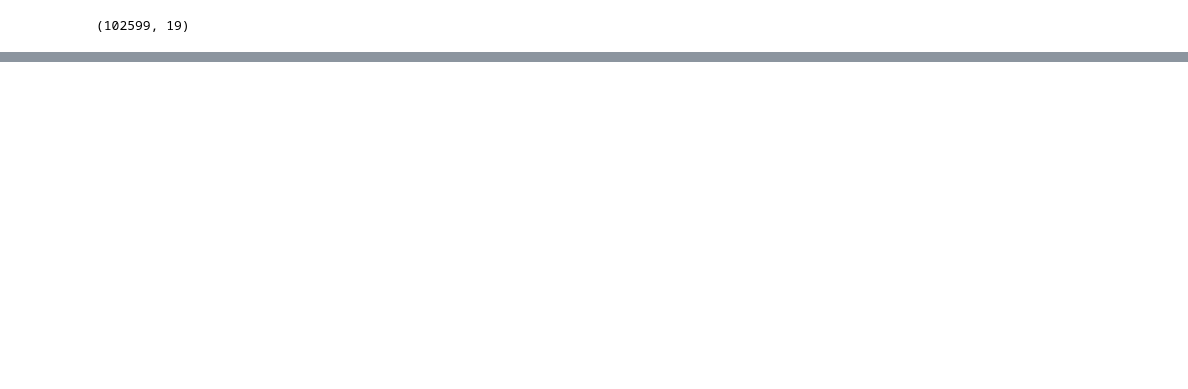
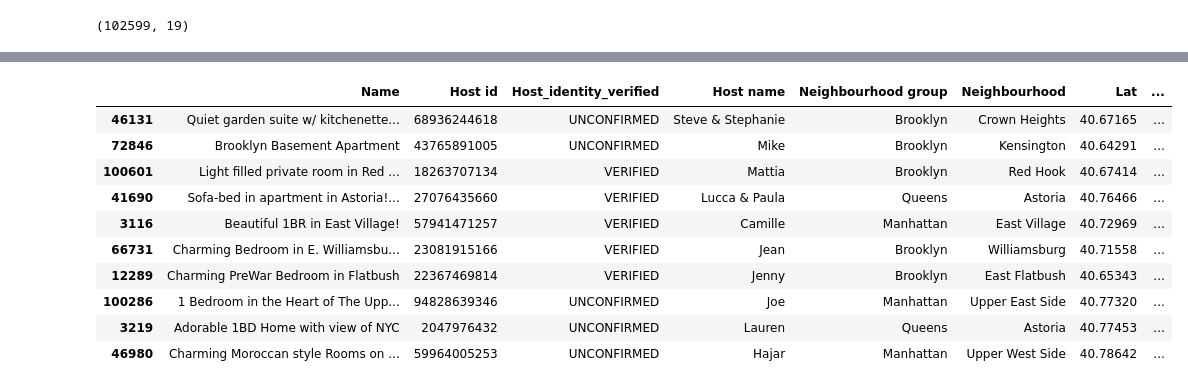
Before and after one commit to RameshChettiar0806/Data-Cleaning-using-Python, a Jupyter notebook: AirBNB Dataset/data cleaning and preprocessing/airbnb_cleaning.ipynb, the cells around one changed output, grey strips where cells are left out. Saved outputs shown, nothing was run; the diff lists cells and outputs as text; code cells hidden in the pictures; blank space fills up the shorter version.

```diff
--- a/AirBNB Dataset/data cleaning and preprocessing/airbnb_cleaning.ipynb
+++ b/AirBNB Dataset/data cleaning and preprocessing/airbnb_cleaning.ipynb
@@ -221,0 +248,16 @@ data.to_csv("Cleaned_Dataset.csv")
+# %%
+## Host_identity_verified column values will be converted to uppercase
+data["Host_identity_verified"] = data["Host_identity_verified"].str.upper()
+data.sample(10)
+# %% [output]
+|  | Name | Host id | Host_identity_verified | Host name | Neighbourhood group | Neighbourhood | Lat | ... |
+| 46131 | Quiet garden suite w/ kitchenette... | 68936244618 | UNCONFIRMED | Steve & Stephanie | Brooklyn | Crown Heights | 40.67165 | ... |
+| 72846 | Brooklyn Basement Apartment | 43765891005 | UNCONFIRMED | Mike | Brooklyn | Kensington | 40.64291 | ... |
+| 100601 | Light filled private room in Red ... | 18263707134 | VERIFIED | Mattia | Brooklyn | Red Hook | 40.67414 | ... |
+| 41690 | Sofa-bed in apartment in Astoria!... | 27076435660 | VERIFIED | Lucca & Paula | Queens | Astoria | 40.76466 | ... |
+| 3116 | Beautiful 1BR in East Village! | 57941471257 | VERIFIED | Camille | Manhattan | East Village | 40.72969 | ... |
+| 66731 | Charming Bedroom in E. Williamsbu... | 23081915166 | VERIFIED | Jean | Brooklyn | Williamsburg | 40.71558 | ... |
+| 12289 | Charming PreWar Bedroom in Flatbush | 22367469814 | VERIFIED | Jenny | Brooklyn | East Flatbush | 40.65343 | ... |
+| 100286 | 1 Bedroom in the Heart of The Upp... | 94828639346 | UNCONFIRMED | Joe | Manhattan | Upper East Side | 40.77320 | ... |
+| 3219 | Adorable 1BD Home with view of NYC | 2047976432 | UNCONFIRMED | Lauren | Queens | Astoria | 40.77453 | ... |
+| 46980 | Charming Moroccan style Rooms on ... | 59964005253 | UNCONFIRMED | Hajar | Manhattan | Upper West Side | 40.78642 | ... |
```
Also changed, not shown: parts of 37 cells of this notebook.
